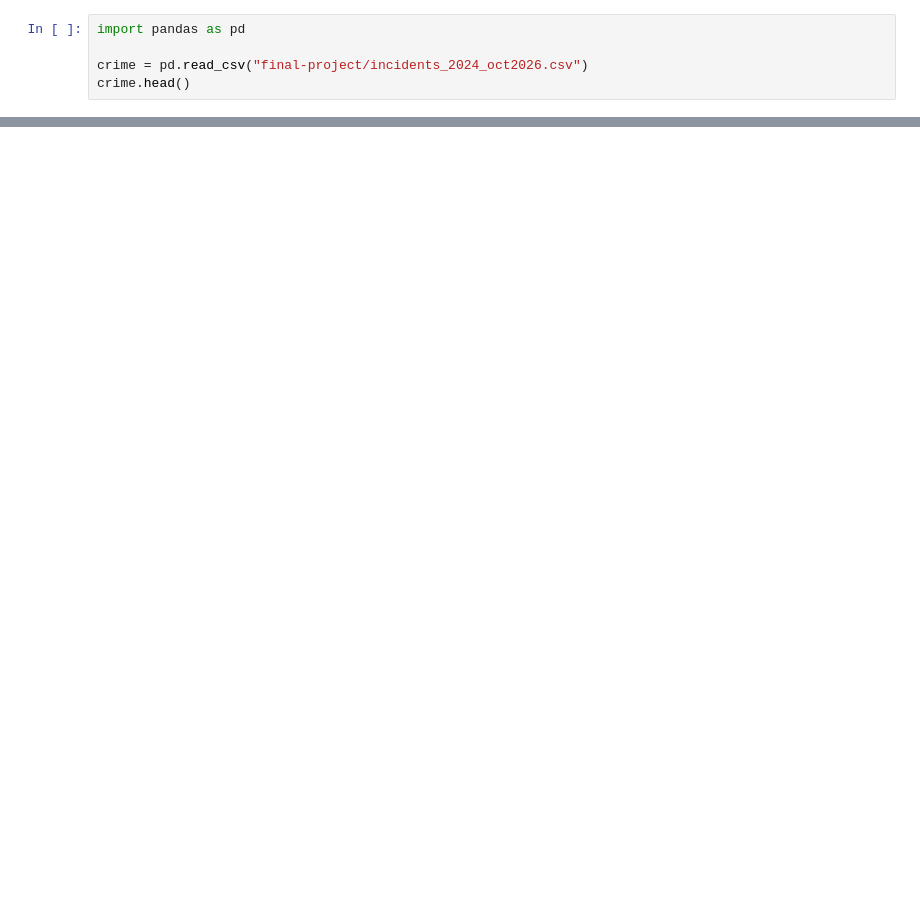
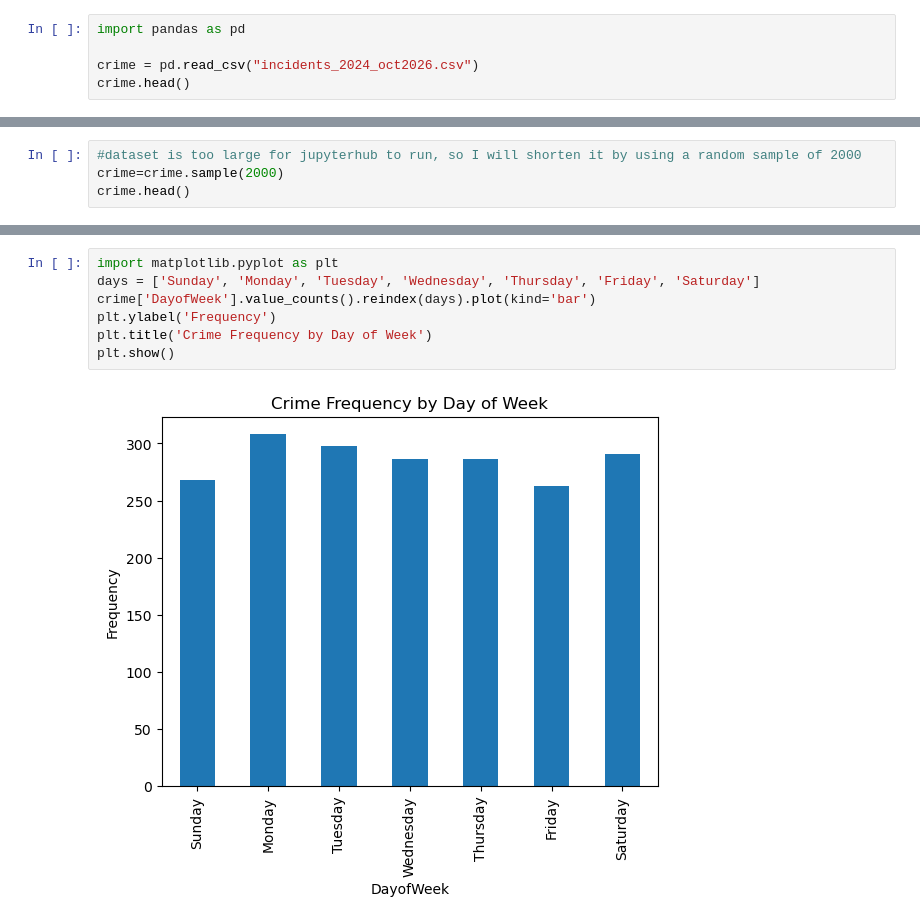
Before and after one commit to als1217/CMPINF10-Final-Project, a Jupyter notebook: Amelia-Scott-Final-Project.ipynb, the cells around one changed output, grey strips where cells are left out. Cells and saved outputs as stored; diff of their text form; blank space fills up the shorter version.

```diff
--- a/Amelia-Scott-Final-Project.ipynb
+++ b/Amelia-Scott-Final-Project.ipynb
@@ -7,7 +8,7 @@ give each crime a "weight" and the neighborhood with the lowest average is the b
 # %%
 import pandas as pd
 
-crime = pd.read_csv("final-project/incidents_2024_oct2026.csv")
+crime = pd.read_csv("incidents_2024_oct2026.csv")
 crime.head()
 # %% [output]
 |  | _id | ReportedDate | ReportedTime | DayofWeek | ReportedMonth | ReportedYear | NIBRS_Offense_Type | ... |
@@ -18,0 +41,4 @@ crime.head()
+# %%
+#dataset is too large for jupyterhub to run, so I will shorten it by using a random sample of 2000
+crime=crime.sample(2000)
+crime.head()
@@ -18,0 +83,9 @@ crime.head()
+# %%
+import matplotlib.pyplot as plt
+days = ['Sunday', 'Monday', 'Tuesday', 'Wednesday', 'Thursday', 'Friday', 'Saturday']
+crime['DayofWeek'].value_counts().reindex(days).plot(kind='bar')
+plt.ylabel('Frequency')
+plt.title('Crime Frequency by Day of Week')
+plt.show()
+# %% [output]
+[figure, added]
```
Also changed, not shown: parts of 24 cells of this notebook.
